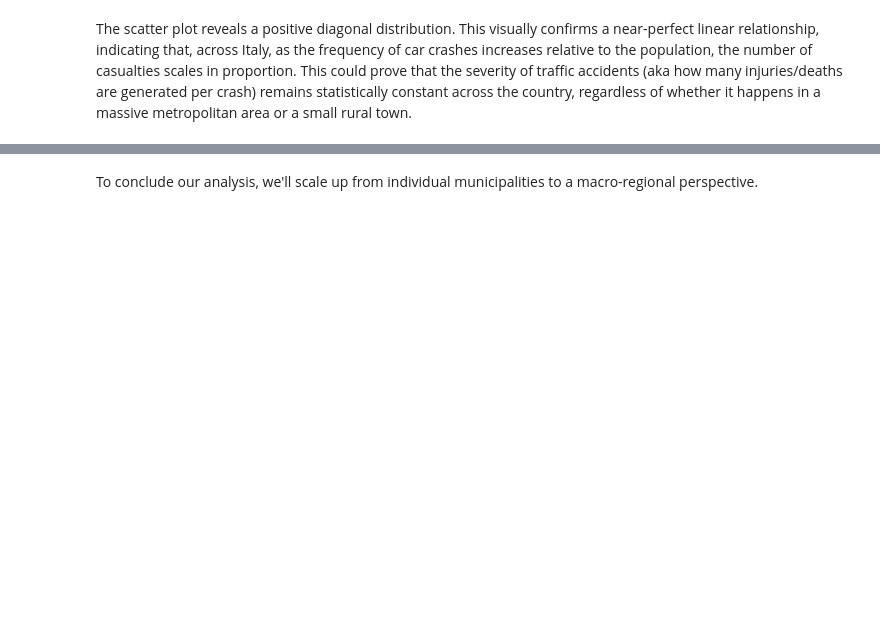
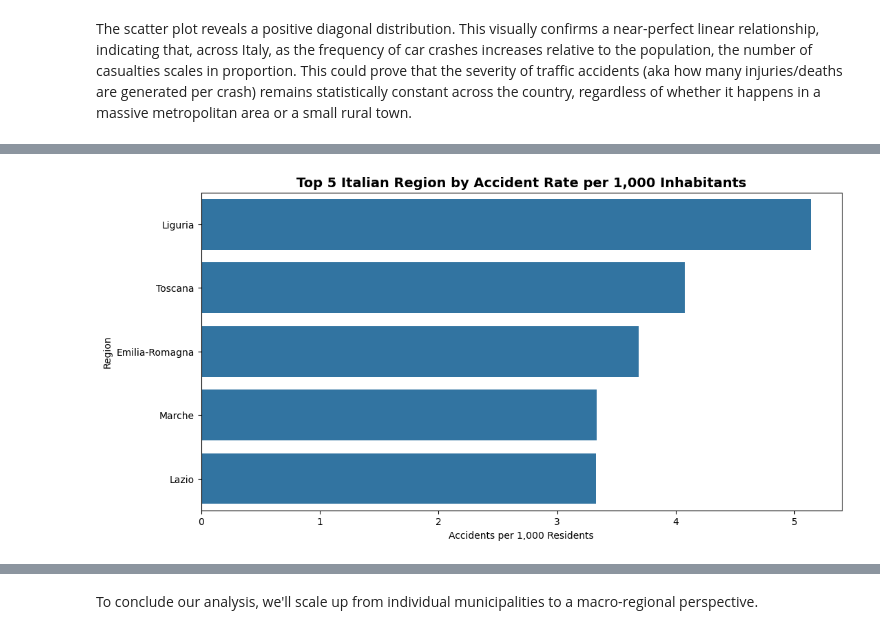
Before and after one commit to PtrLoBiondo/Boolean_Capstone_Project, a Jupyter notebook: 3_exploratory_data_analysis.ipynb, the cells around one changed output, grey strips where cells are left out. Cells and saved outputs as stored; diff of their text form; code cells hidden in the pictures; blank space fills up the shorter version.

```diff
--- a/3_exploratory_data_analysis.ipynb
+++ b/3_exploratory_data_analysis.ipynb
@@ -288,0 +271,5 @@ The scatter plot reveals a positive diagonal distribution. This visually confirm
+# %%
+regional_gran = df_historical.groupby("Regione")[["Incidenti", "Feriti", "Morti", "Superficie(Kmq)", "Popolazione_Residente"]].sum().reset_index()
+regional_gran["Incidenti_Pro_Capite_1000"] = (regional_gran["Incidenti"] / regional_gran["Popolazione_Residente"]) * 1000
+regional_gran["Lesività_Pro_Capite_1000"] = (regional_gran["Feriti"] / regional_gran["Popolazione_Residente"]) * 1000
+regional_gran["Densità_Incidenti_Kmq"] = regional_gran["Incidenti"] / regional_gran["Superficie(Kmq)"]
@@ -288,0 +296,15 @@ The scatter plot reveals a positive diagonal distribution. This visually confirm
+# %%
+top_5_acc_pro_cap = regional_gran.sort_values(by="Incidenti_Pro_Capite_1000", ascending=False).head(5)
+plt.figure(figsize=(12, 6))
+acc_rate_plot2 = sns.barplot(
+    data=top_5_acc_pro_cap,
+    x="Incidenti_Pro_Capite_1000",
+    y="Regione"
+)
+
+plt.title("Top 5 Italian Region by Accident Rate per 1,000 Inhabitants", fontsize=14, weight="bold")
+plt.xlabel("Accidents per 1,000 Residents")
+plt.ylabel("Region")
+plt.show();
+# %% [output]
+[figure, added]
```
Also changed, not shown: parts of 24 cells of this notebook, 5 other files.
